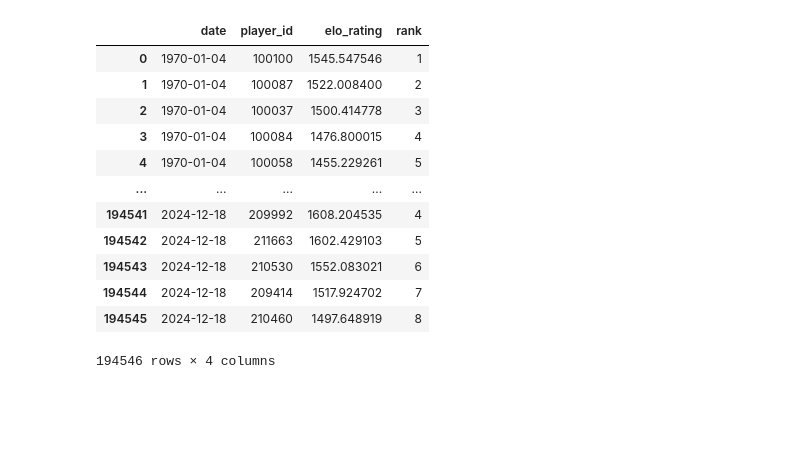
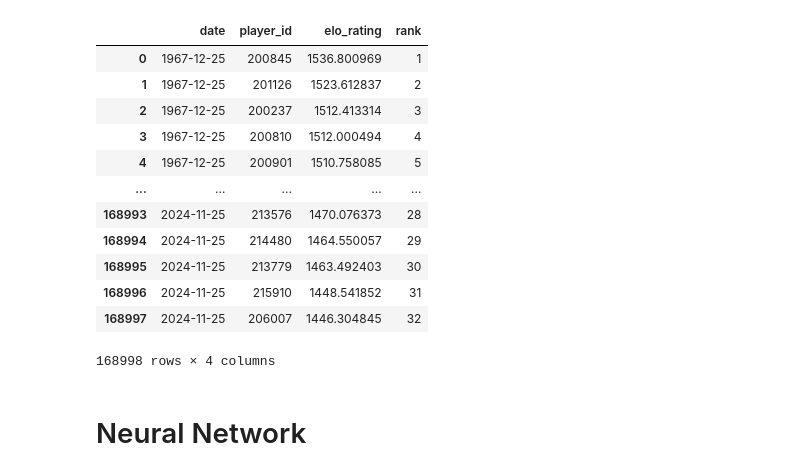
Before and after one commit to GerardFrigola/tfg-elo-rating-main, a Jupyter notebook: preprocess/initialdata.ipynb, the cells around one changed output. Saved outputs shown, nothing was run; the diff lists cells and outputs as text; code cells hidden in the pictures; blank space fills up the shorter version.

```diff
--- a/preprocess/initial_data.ipynb
+++ b/preprocess/initialdata.ipynb
@@ -37,8 +36,15 @@ def simulate_tour(tour_df:pd.DataFrame, players_df:pd.DataFrame, k, ksi, s, init
 
     elo_history_list = []
 
+    # Add new columns to the dataframe
+    tour_df["winner_elo_before"] = None
+    tour_df["loser_elo_before"] = None
+    tour_df["winner_elo_after"] = None
+    tour_df["loser_elo_after"] = None
+    tour_df["higher_elo_won"] = None
+
     year = ''
-    for _, m in tour_df.iterrows():
+    for index, m in tour_df.iterrows():
 
         # Update elo ratings
         best_of = m['best_of']
@@ -78,7 +84,7 @@ def simulate_tour(tour_df:pd.DataFrame, players_df:pd.DataFrame, k, ksi, s, init
         # Algorisme per calcular elo-ratings
         winner_id = m['winner_id']
         loser_id = m['loser_id']
-        elo_surface = f'elo_{m['surface'].lower()}_rating'
+        elo_surface = f'elo_{m["surface"].lower()}_rating'
         match_date = m['tourney_date']
         surface = m['surface']
 
@@ -118,6 +124,13 @@ def simulate_tour(tour_df:pd.DataFrame, players_df:pd.DataFrame, k, ksi, s, init
             all_players_dic[winner_id]['n_titles'] += 1
         assert all_players_dic[winner_id]['n_games'] == all_players_dic[winner_id]['n_wins'] + all_players_dic[winner_id]['n_losses'],\
             f"Error: n_games != n_wins + n_losses -> {all_players_dic[winner_id]['n_games']} != {all_players_dic[winner_id]['n_wins']} + {all_players_dic[winner_id]['n_losses']}"
+
+        # Afegir les dades al dataframe de partits:
+        tour_df.at[index, "winner_elo_before"] = old_wr
+        tour_df.at[index, "loser_elo_before"] = old_lr
+        tour_df.at[index, "winner_elo_after"] = winner_new_elo
+        tour_df.at[index, "loser_elo_after"] = loser_new_elo
+        tour_df.at[index, "higher_elo_won"] = int(old_wr > old_lr)
 
         # Històric
         winner_history = {
@@ -198,5 +211,5 @@ def simulate_tour(tour_df:pd.DataFrame, players_df:pd.DataFrame, k, ksi, s, init
     elo_rankings_df['rank'] = elo_rankings_df.groupby('date')['elo_rating'].rank(ascending=False, method='dense').astype(int)
     ##############################################################################################################################
 
-    return ranking_filtered, ranking_no_filtered, elo_history_df, elo_rankings_df.sort_values(by=['date', 'rank'], ascending=[True, True]).reset_index(drop=True)
+    return tour_df.set_index('match_id', drop=False), ranking_filtered, ranking_no_filtered, elo_history_df, elo_rankings_df.sort_values(by=['date', 'rank'], ascending=[True, True]).reset_index(drop=True)
 # %%
@@ -405,8 +418,8 @@ assert atp_players_df.isna().sum().sum() == 0, f'nan values in players\n{atp_pla
 assert atp_matches_df.isna().sum().sum() == 0, f'nan values in matches\n{wta_matches_df.isna().sum()}'
 assert atp_players_df.isna().sum().sum() == 0, f'nan values in players\n{wta_players_df.isna().sum()}'
 # %%
-atp_ranking, atp_ranking_no_filtered, atp_elo_history, atp_elo_rankings_df  = simulate_tour(atp_matches_df, atp_players_df, k, ksi, s, initial_elo, min_games, year_to_simulate, rmv_retired)
+atp_matches_df, atp_ranking, atp_ranking_no_filtered, atp_elo_history, atp_elo_rankings_df  = simulate_tour(atp_matches_df, atp_players_df, k, ksi, s, initial_elo, min_games, year_to_simulate, rmv_retired)
 atp_ranking.index += 1
-wta_ranking, wta_ranking_no_filtered, wta_elo_history, wta_elo_rankings_df = simulate_tour(wta_matches_df, wta_players_df, k, ksi, s, initial_elo, min_games, year_to_simulate, rmv_retired)
+wta_matches_df, wta_ranking, wta_ranking_no_filtered, wta_elo_history, wta_elo_rankings_df = simulate_tour(wta_matches_df, wta_players_df, k, ksi, s, initial_elo, min_games, year_to_simulate, rmv_retired)
 wta_ranking.index += 1
 # %%
@@ -453,16 +451,18 @@ Length: 3139, dtype: datetime64[ns]
-# %%
-atp_elo_rankings_df
-# %% [output]
-|  | date | player_id | elo_rating | rank |
-| 0 | 1970-01-04 | 100100 | 1545.547546 | 1 |
-| 1 | 1970-01-04 | 100087 | 1522.008400 | 2 |
-| 2 | 1970-01-04 | 100037 | 1500.414778 | 3 |
-| 3 | 1970-01-04 | 100084 | 1476.800015 | 4 |
-| 4 | 1970-01-04 | 100058 | 1455.229261 | 5 |
-| ... | ... | ... | ... | ... |
-| 194541 | 2024-12-18 | 209992 | 1608.204535 | 4 |
-| 194542 | 2024-12-18 | 211663 | 1602.429103 | 5 |
-| 194543 | 2024-12-18 | 210530 | 1552.083021 | 6 |
-| 194544 | 2024-12-18 | 209414 | 1517.924702 | 7 |
-| 194545 | 2024-12-18 | 210460 | 1497.648919 | 8 |
-194546 rows × 4 columns
+# %%
+wta_elo_rankings_df
+# %% [output]
+|  | date | player_id | elo_rating | rank |
+| 0 | 1967-12-25 | 200845 | 1536.800969 | 1 |
+| 1 | 1967-12-25 | 201126 | 1523.612837 | 2 |
+| 2 | 1967-12-25 | 200237 | 1512.413314 | 3 |
+| 3 | 1967-12-25 | 200810 | 1512.000494 | 4 |
+| 4 | 1967-12-25 | 200901 | 1510.758085 | 5 |
+| ... | ... | ... | ... | ... |
+| 168993 | 2024-11-25 | 213576 | 1470.076373 | 28 |
+| 168994 | 2024-11-25 | 214480 | 1464.550057 | 29 |
+| 168995 | 2024-11-25 | 213779 | 1463.492403 | 30 |
+| 168996 | 2024-11-25 | 215910 | 1448.541852 | 31 |
+| 168997 | 2024-11-25 | 206007 | 1446.304845 | 32 |
+168998 rows × 4 columns
+# %% [markdown]
+# Neural Network
```
Also changed, not shown: parts of 7 cells of this notebook, 13 other files.
